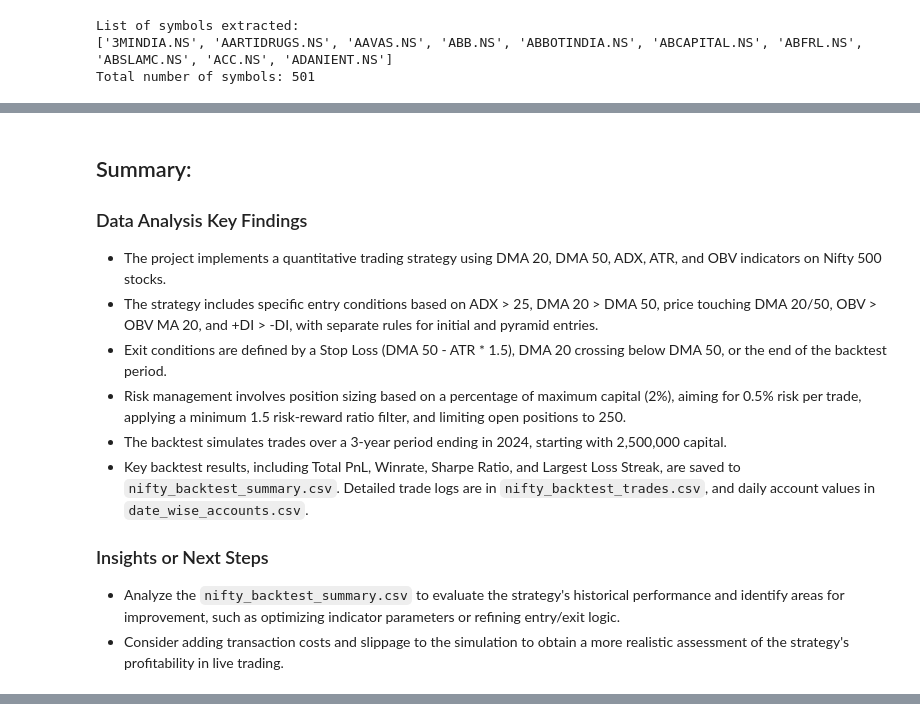
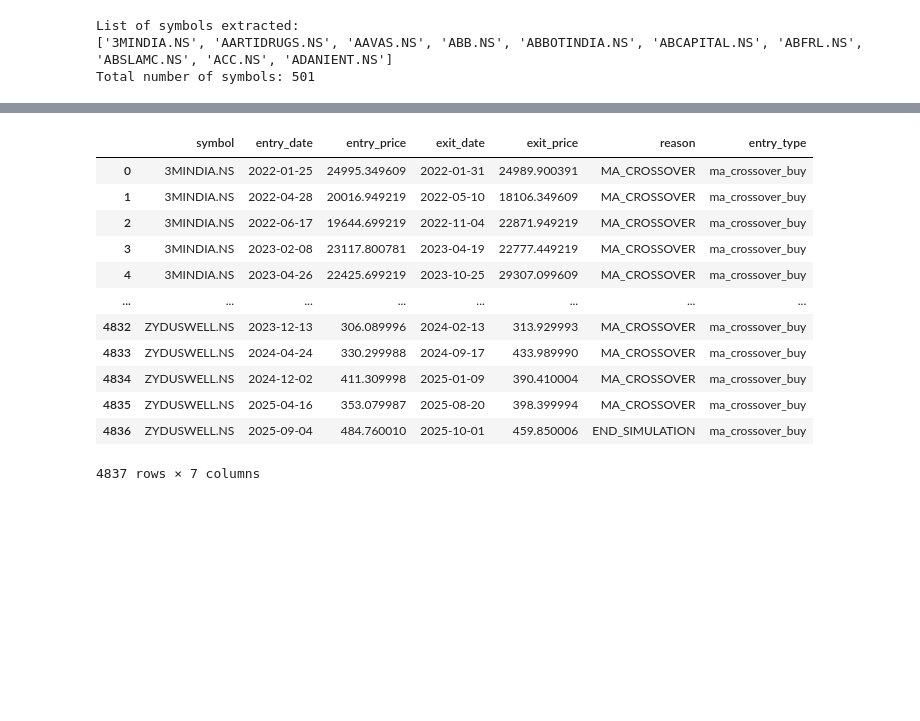
Before and after one commit to l0ller/momentum-stratergy-backtest, a Jupyter notebook: momentum-strat-backtest.ipynb, the cells around one changed output, grey strips where cells are left out. Saved outputs shown, nothing was run; the diff lists cells and outputs as text; code cells hidden in the pictures; blank space fills up the shorter version.

```diff
--- a/momentum-strat-backtest.ipynb
+++ b/momentum-strat-backtest.ipynb
@@ -854,16 +792,0 @@ Overall Backtest Summary:
-# %% [markdown]
-## Summary:
-
-### Data Analysis Key Findings
-
-*   The project implements a quantitative trading strategy using DMA 20, DMA 50, ADX, ATR, and OBV indicators on Nifty 500 stocks.
-*   The strategy includes specific entry conditions based on ADX > 25, DMA 20 > DMA 50, price touching DMA 20/50, OBV > OBV MA 20, and +DI > -DI, with separate rules for initial and pyramid entries.
-*   Exit conditions are defined by a Stop Loss (DMA 50 - ATR * 1.5), DMA 20 crossing below DMA 50, or the end of the backtest period.
-*   Risk management involves position sizing based on a percentage of maximum capital (2%), aiming for 0.5% risk per trade, applying a minimum 1.5 risk-reward ratio filter, and limiting open positions to 250.
-*   The backtest simulates trades over a 3-year period ending in 2024, starting with 2,500,000 capital.
-*   Key backtest results, including Total PnL, Winrate, Sharpe Ratio, and Largest Loss Streak, are saved to `nifty_backtest_summary.csv`. Detailed trade logs are in `nifty_backtest_trades.csv`, and daily account values in `date_wise_accounts.csv`.
-
-### Insights or Next Steps
-
-*   Analyze the `nifty_backtest_summary.csv` to evaluate the strategy's historical performance and identify areas for improvement, such as optimizing indicator parameters or refining entry/exit logic.
-*   Consider adding transaction costs and slippage to the simulation to obtain a more realistic assessment of the strategy's profitability in live trading.
@@ -869,0 +864,28 @@ Overall Backtest Summary:
+# %%
+control_trade_signals = []
+
+print("Collecting control trade signals using saved data...")
+for sym in tqdm(downloaded_symbols_list, desc="Collecting Control Signals"):
+    df = load_price_data(sym)
+    if df is None or df.shape[0] < MIN_ROWS:
+        # print(f"Skipping {sym} due to insufficient data after loading.") # Already printed during download
+        continue
+
+    try:
+        df.attrs['symbol'] = sym # Ensure symbol attribute is set for the function
+        # Call generate_ma_crossover_signals to get potential trade signals for the control group
+        ma_crossover_signals = generate_ma_crossover_signals(df, DMA_FAST, DMA_SLOW)
+
+        # Append signals from this symbol
+        for t in ma_crossover_signals:
+            control_trade_signals.append(t)
+
+    except Exception as e:
+        print(f"An unexpected error occurred for symbol {sym} during control signal generation: {e}")
+        continue
+
+control_trade_signals_df = pd.DataFrame(control_trade_signals)
+
+# Display the DataFrame
+display(control_trade_signals_df)
+# %% [output]
@@ -869,0 +893,13 @@ Overall Backtest Summary:
+|  | symbol | entry_date | entry_price | exit_date | exit_price | reason | entry_type |
+| 0 | 3MINDIA.NS | 2022-01-25 | 24995.349609 | 2022-01-31 | 24989.900391 | MA_CROSSOVER | ma_crossover_buy |
+| 1 | 3MINDIA.NS | 2022-04-28 | 20016.949219 | 2022-05-10 | 18106.349609 | MA_CROSSOVER | ma_crossover_buy |
+| 2 | 3MINDIA.NS | 2022-06-17 | 19644.699219 | 2022-11-04 | 22871.949219 | MA_CROSSOVER | ma_crossover_buy |
+| 3 | 3MINDIA.NS | 2023-02-08 | 23117.800781 | 2023-04-19 | 22777.449219 | MA_CROSSOVER | ma_crossover_buy |
+| 4 | 3MINDIA.NS | 2023-04-26 | 22425.699219 | 2023-10-25 | 29307.099609 | MA_CROSSOVER | ma_crossover_buy |
+| ... | ... | ... | ... | ... | ... | ... | ... |
+| 4832 | ZYDUSWELL.NS | 2023-12-13 | 306.089996 | 2024-02-13 | 313.929993 | MA_CROSSOVER | ma_crossover_buy |
+| 4833 | ZYDUSWELL.NS | 2024-04-24 | 330.299988 | 2024-09-17 | 433.989990 | MA_CROSSOVER | ma_crossover_buy |
+| 4834 | ZYDUSWELL.NS | 2024-12-02 | 411.309998 | 2025-01-09 | 390.410004 | MA_CROSSOVER | ma_crossover_buy |
+| 4835 | ZYDUSWELL.NS | 2025-04-16 | 353.079987 | 2025-08-20 | 398.399994 | MA_CROSSOVER | ma_crossover_buy |
+| 4836 | ZYDUSWELL.NS | 2025-09-04 | 484.760010 | 2025-10-01 | 459.850006 | END_SIMULATION | ma_crossover_buy |
+4837 rows × 7 columns
```
Also changed, not shown: parts of 16 cells of this notebook.
